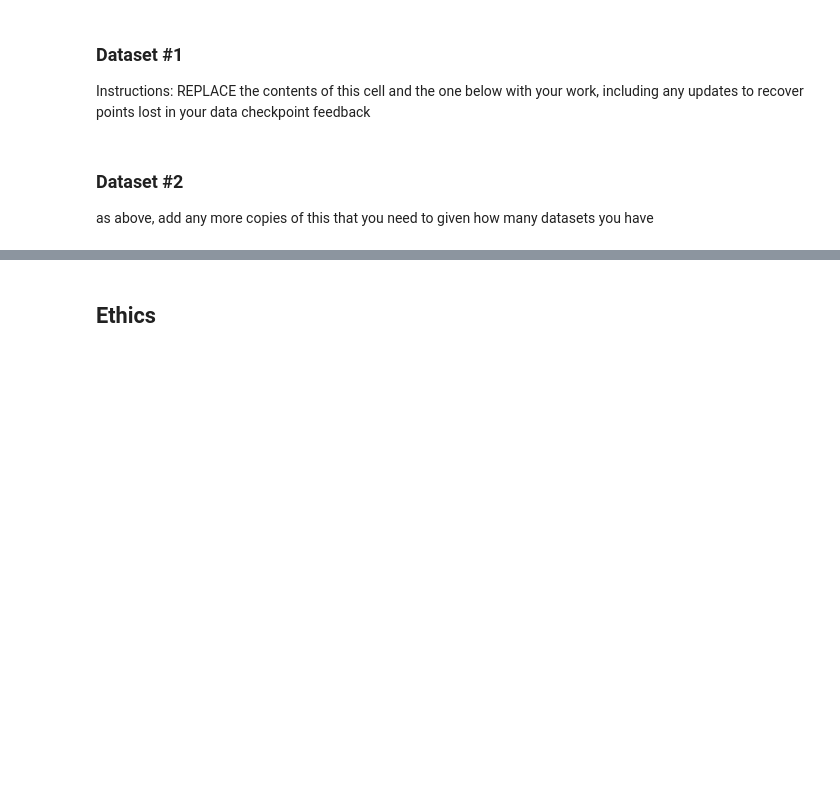
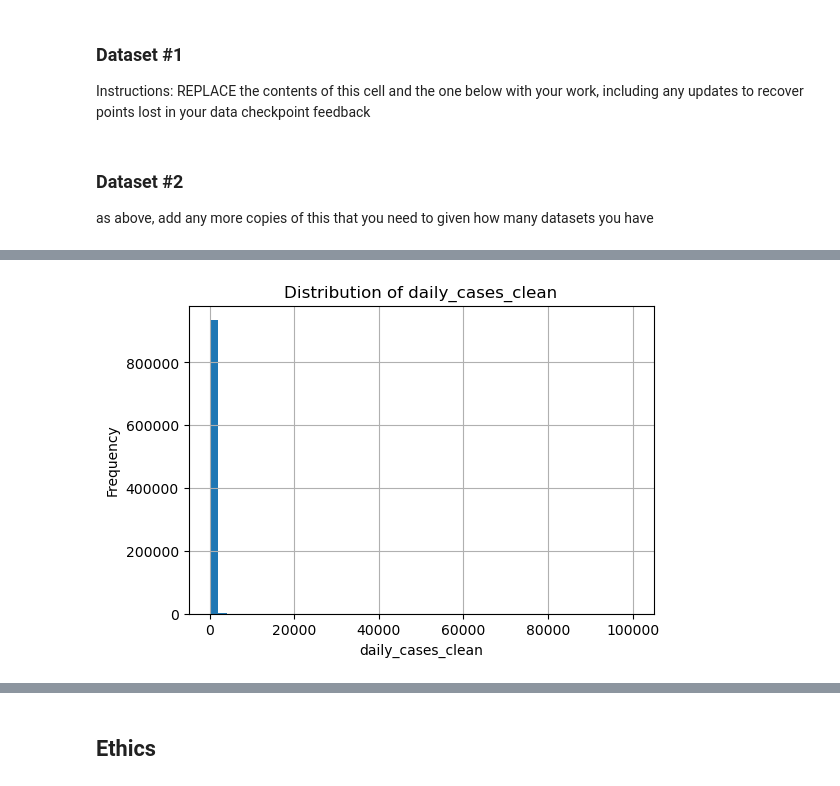
Before and after one commit to COGS108/Group007_WI26, a Jupyter notebook: 02-EDACheckpoint.ipynb, the cells around one changed output, grey strips where cells are left out. Drawn from its saved outputs; the diff is of its cells as text; code cells hidden in the pictures; blank space fills up the shorter version.

```diff
--- a/02-EDACheckpoint.ipynb
+++ b/02-EDACheckpoint.ipynb
@@ -122,0 +132,13 @@ Some more words and stuff.  Remember notebooks work best if you interleave the c
+# %%
+import pandas as pd
+import sys
+
+sys.path.append('./modules')
+import eda_utils
+
+# Load processed dataset
+df = pd.read_csv('data/02-processed/covid_mobility_clean.csv')
+df['date'] = pd.to_datetime(df['date'])
+
+print(df.shape)
+df.head()
@@ -122,0 +153,4 @@ Some more words and stuff.  Remember notebooks work best if you interleave the c
+# %%
+eda_utils.plot_distribution(df, 'daily_cases_clean')
+# %% [output]
+[figure, added]
```
Also changed, not shown: parts of 27 cells of this notebook.
